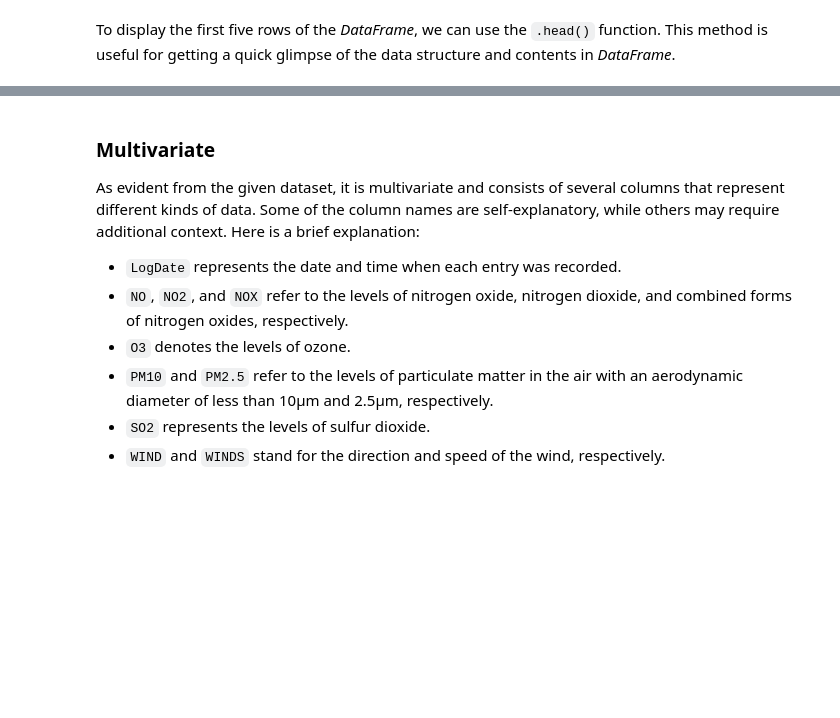
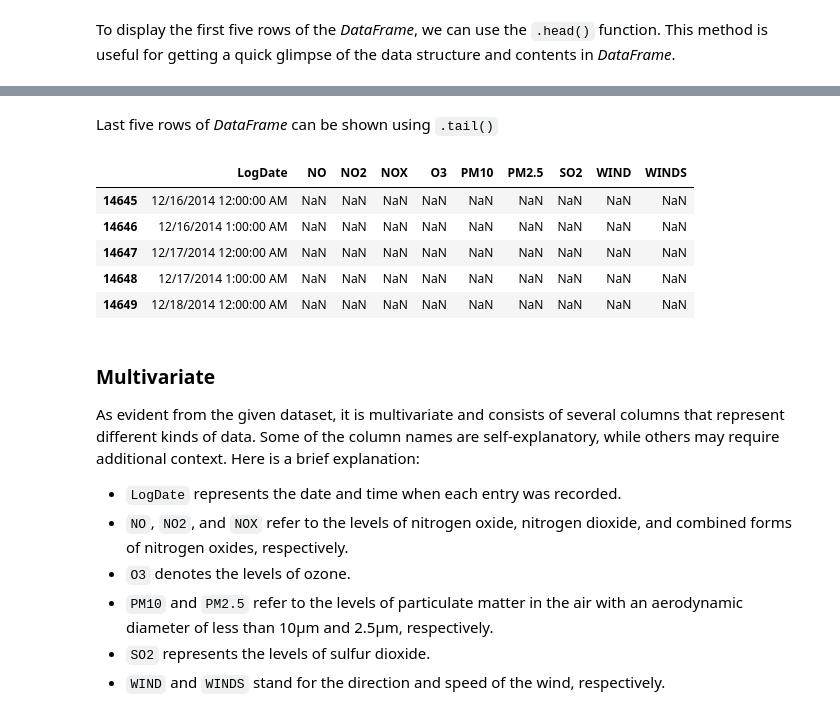
Before and after one commit to faizuddin/python-workshop, a Jupyter notebook: intro-to-data-analysis/eda.ipynb, the cells around one changed output, grey strips where cells are left out. Drawn from its saved outputs; the diff is of its cells as text; code cells hidden in the pictures; blank space fills up the shorter version.

```diff
--- a/intro-to-data-analysis/eda.ipynb
+++ b/intro-to-data-analysis/eda.ipynb
@@ -44,6 +44,17 @@ df.head()
 | 2 | 9/1/2010 3:00:00 AM | 84.909091 | 31.636364 | 119.636364 | NaN | 81.181818 | 51.090909 | 5.000000 | 147.804834 | 0.981818 |
 | 3 | 9/1/2010 4:00:00 AM | 79.181818 | 28.545455 | 110.636364 | NaN | 60.272727 | 39.727273 | 4.090909 | 155.345099 | 0.863636 |
 | 4 | 9/1/2010 5:00:00 AM | 207.090909 | 22.545455 | 232.545455 | NaN | 55.272727 | 35.636364 | 7.272727 | 141.959703 | 0.854545 |
+# %% [markdown]
+Last five rows of *DataFrame* can be shown using `.tail()`
+# %%
+df.tail()
+# %% [output]
+|  | LogDate | NO | NO2 | NOX | O3 | PM10 | PM2.5 | SO2 | WIND | WINDS |
+| 14645 | 12/16/2014 12:00:00 AM | NaN | NaN | NaN | NaN | NaN | NaN | NaN | NaN | NaN |
+| 14646 | 12/16/2014 1:00:00 AM | NaN | NaN | NaN | NaN | NaN | NaN | NaN | NaN | NaN |
+| 14647 | 12/17/2014 12:00:00 AM | NaN | NaN | NaN | NaN | NaN | NaN | NaN | NaN | NaN |
+| 14648 | 12/17/2014 1:00:00 AM | NaN | NaN | NaN | NaN | NaN | NaN | NaN | NaN | NaN |
+| 14649 | 12/18/2014 12:00:00 AM | NaN | NaN | NaN | NaN | NaN | NaN | NaN | NaN | NaN |
 # %% [markdown]
 ### Multivariate
 
```
Also changed, not shown: parts of 5 cells of this notebook.
